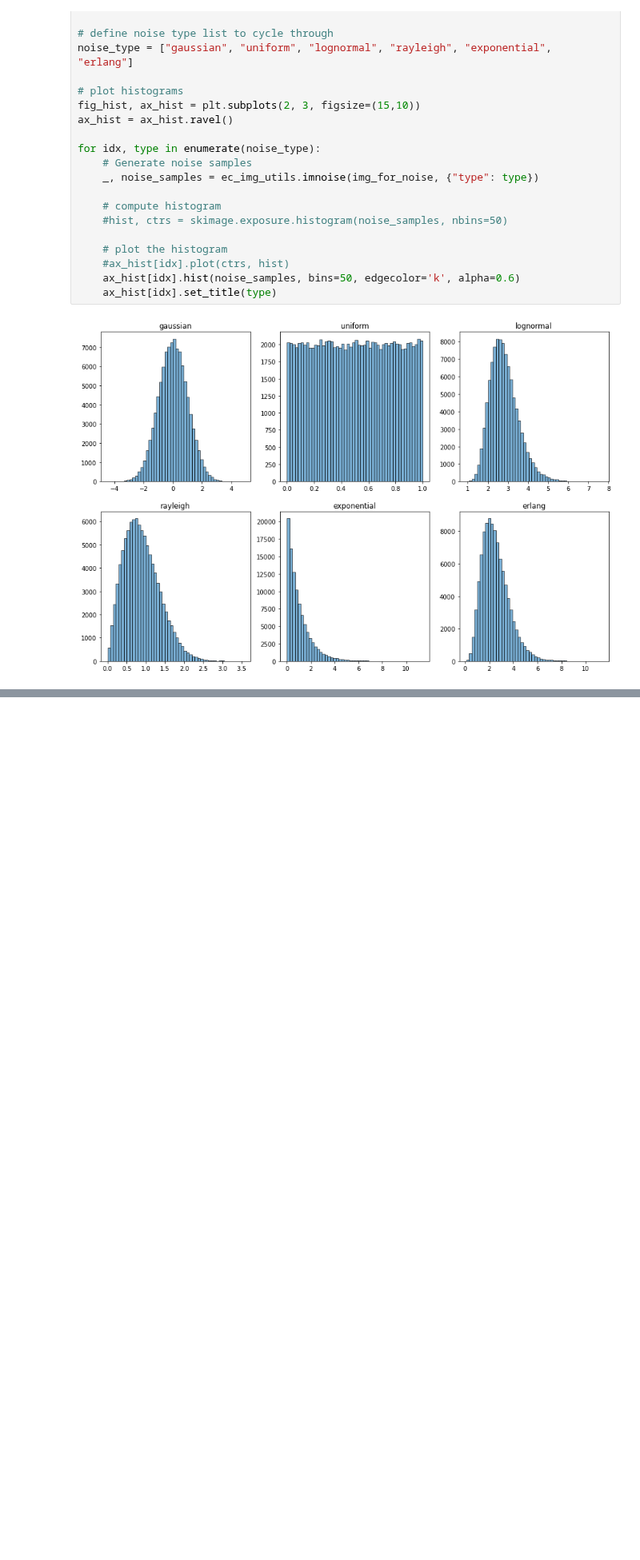
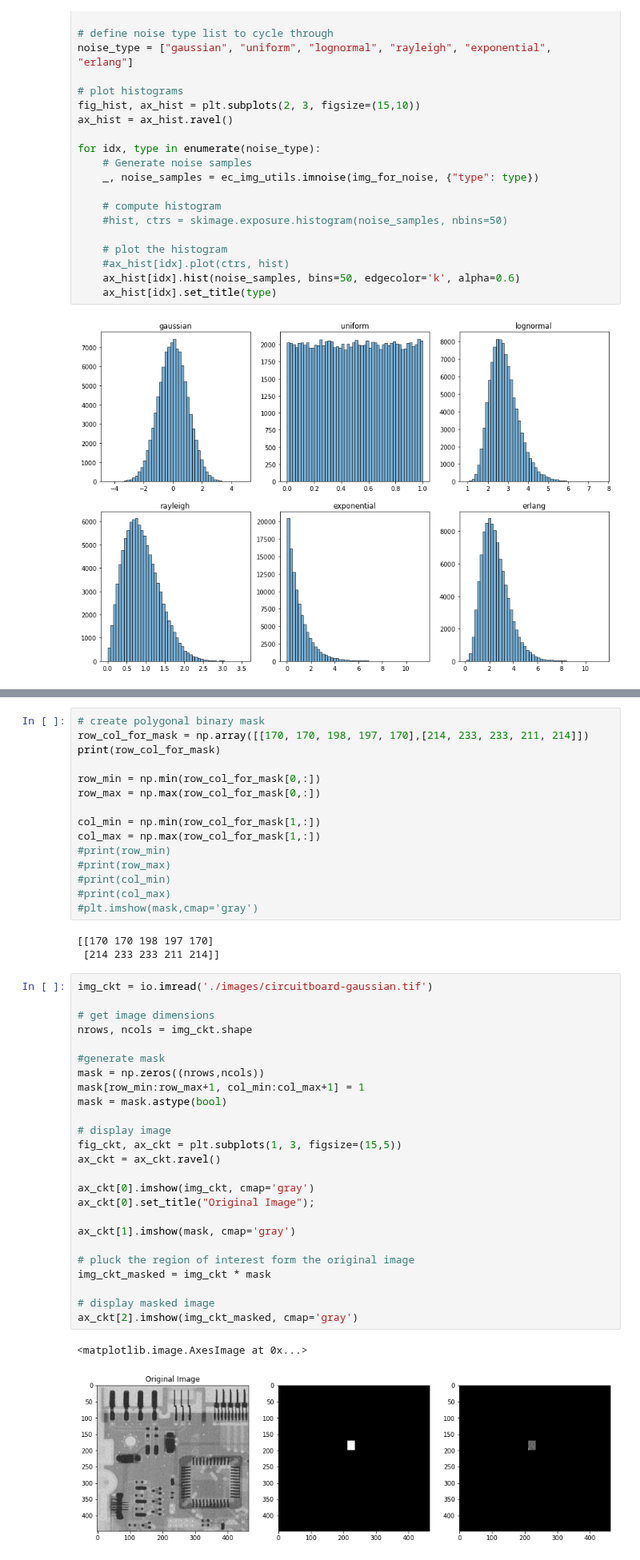
Before and after one commit to ecolon08/Digital-Image-Processing, a Jupyter notebook: Img_Restoration_Reconstruction/ec_dip_restor_recons_01.ipynb, the cells around one changed output, grey strips where cells are left out. Shown at 80% size. Cells and saved outputs as stored; diff of their text form; blank space fills up the shorter version.

```diff
--- a/Img_Restoration_Reconstruction/ec_dip_restor_recons_01.ipynb
+++ b/Img_Restoration_Reconstruction/ec_dip_restor_recons_01.ipynb
@@ -56,0 +84,46 @@ for idx, type in enumerate(noise_type):
+# %%
+# create polygonal binary mask
+row_col_for_mask = np.array([[170, 170, 198, 197, 170],[214, 233, 233, 211, 214]])
+print(row_col_for_mask)
+
+row_min = np.min(row_col_for_mask[0,:])
+row_max = np.max(row_col_for_mask[0,:])
+
+col_min = np.min(row_col_for_mask[1,:])
+col_max = np.max(row_col_for_mask[1,:])
+#print(row_min)
+#print(row_max)
+#print(col_min)
+#print(col_max)
+#plt.imshow(mask,cmap='gray')
+# %% [output]
+[[170 170 198 197 170]
+ [214 233 233 211 214]]
+# %%
+img_ckt = io.imread('./images/circuitboard-gaussian.tif')
+
+# get image dimensions
+nrows, ncols = img_ckt.shape
+
+#generate mask
+mask = np.zeros((nrows,ncols))
+mask[row_min:row_max+1, col_min:col_max+1] = 1
+mask = mask.astype(bool)
+
+# display image
+fig_ckt, ax_ckt = plt.subplots(1, 3, figsize=(15,5))
+ax_ckt = ax_ckt.ravel()
+
+ax_ckt[0].imshow(img_ckt, cmap='gray')
+ax_ckt[0].set_title("Original Image");
+
+ax_ckt[1].imshow(mask, cmap='gray')
+
+# pluck the region of interest form the original image
+img_ckt_masked = img_ckt * mask
+
+# display masked image
+ax_ckt[2].imshow(img_ckt_masked, cmap='gray')
+# %% [output]
+<matplotlib.image.AxesImage at 0x...>
+[figure, added]
```
Also changed, not shown: parts of 2 cells of this notebook.
